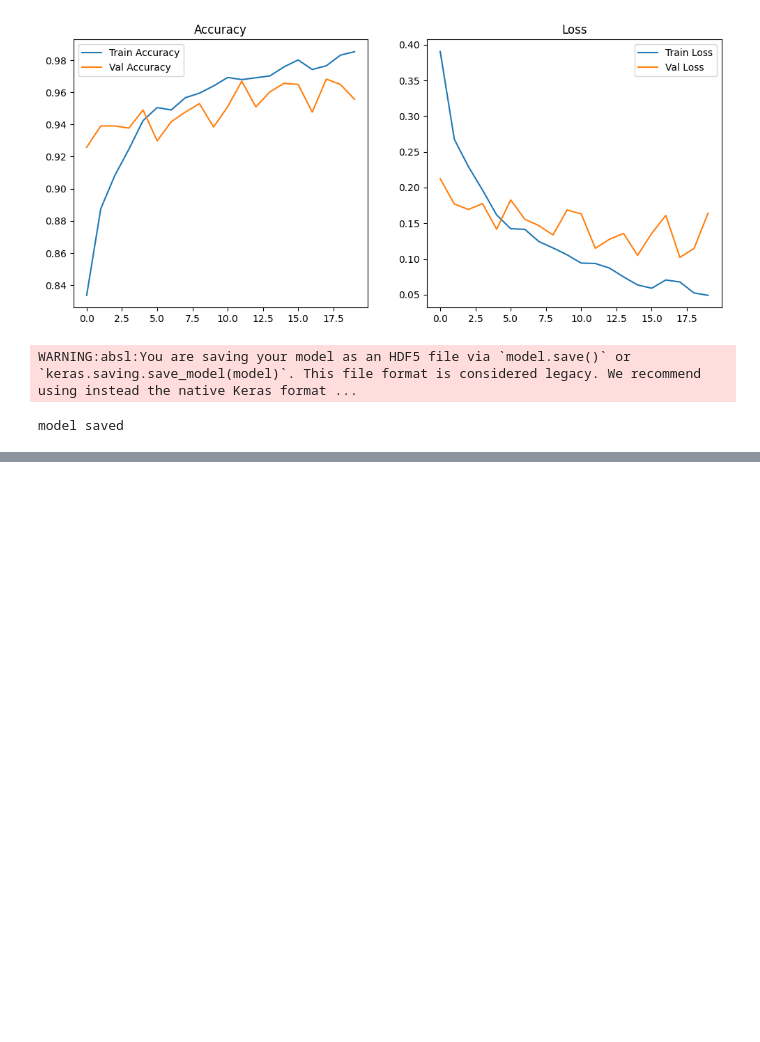
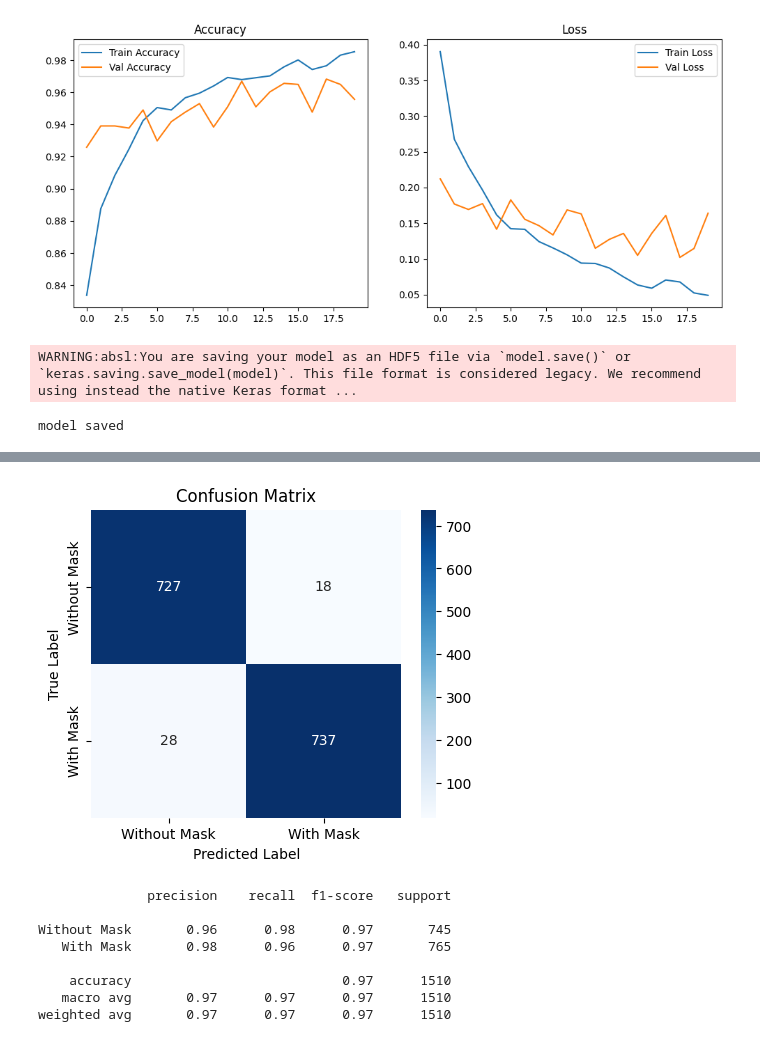
Before and after one commit to SamyarZamani/Face-mask-detection-using-CNN, a Jupyter notebook: face_mask_detection.ipynb, the cells around one changed output, grey strips where cells are left out. Cells and saved outputs as stored; diff of their text form; code cells hidden in the pictures; blank space fills up the shorter version.

```diff
--- a/face_mask_detection.ipynb
+++ b/face_mask_detection.ipynb
@@ -252,0 +289,33 @@ model saved
+# %%
+from sklearn.metrics import confusion_matrix, classification_report
+import seaborn as sns
+import matplotlib.pyplot as plt
+import numpy as np
+
+val_data.reset()
+
+y_true = []
+y_pred = []
+
+for i in range(len(val_data)):
+    X_batch, y_batch = val_data[i]
+    y_true.extend(y_batch)
+    preds = model.predict(X_batch)
+    y_pred.extend((preds > 0.5).astype("int32").flatten())
+
+y_true = np.array(y_true)
+y_pred = np.array(y_pred)
+
+cm = confusion_matrix(y_true, y_pred)
+plt.figure(figsize=(5,4))
+sns.heatmap(cm, annot=True, fmt='d', cmap='Blues',
+            xticklabels=['Without Mask', 'With Mask'],
+            yticklabels=['Without Mask', 'With Mask'])
+plt.xlabel("Predicted Label")
+plt.ylabel("True Label")
+plt.title("Confusion Matrix")
+plt.show()
+
+report = classification_report(y_true, y_pred, target_names=['Without Mask', 'With Mask'])
+print(report)
+# %% [output]
@@ -252,0 +339,9 @@ model saved
+[figure, added]
+              precision    recall  f1-score   support
+
+Without Mask       0.96      0.98      0.97       745
+   With Mask       0.98      0.96      0.97       765
+
+    accuracy                           0.97      1510
+   macro avg       0.97      0.97      0.97      1510
+weighted avg       0.97      0.97      0.97      1510
```
Also changed, not shown: parts of 3 cells of this notebook.
